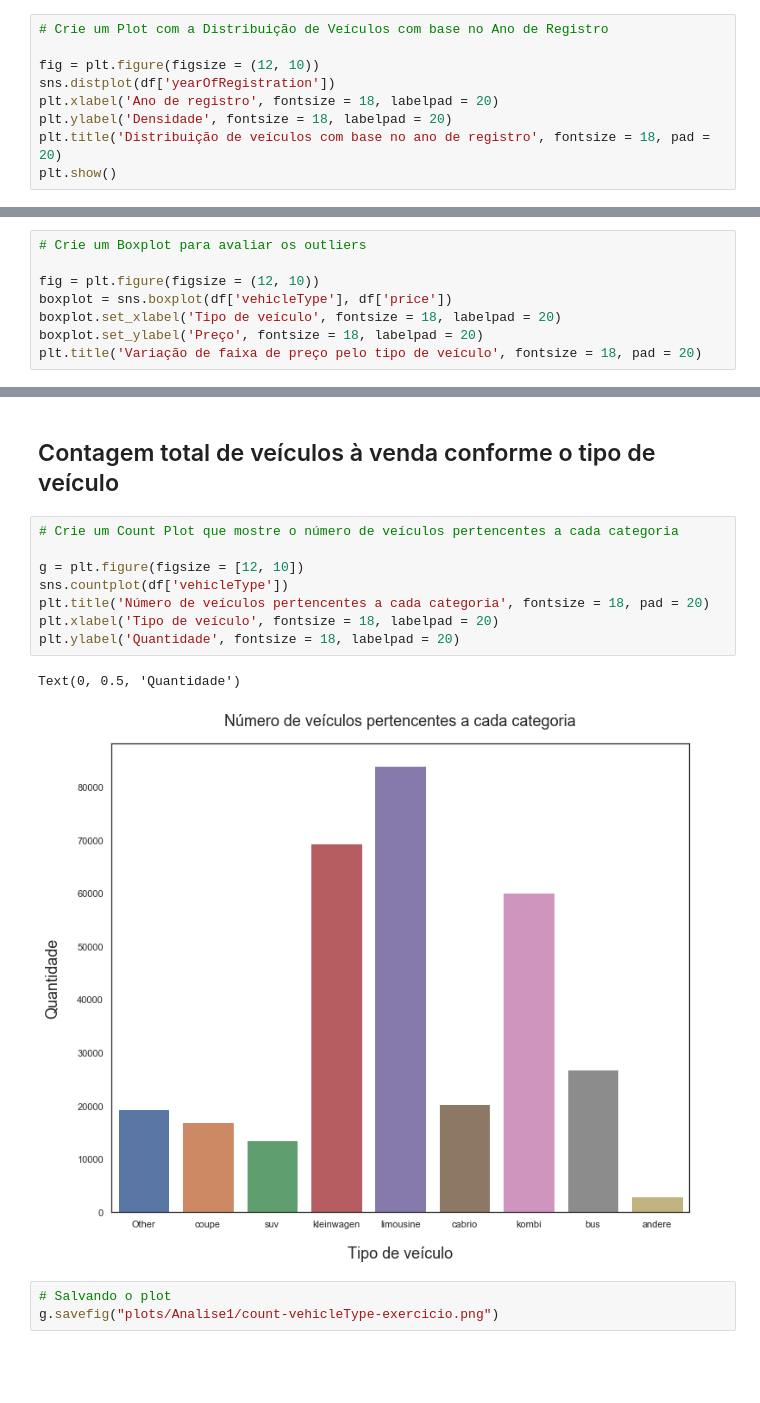
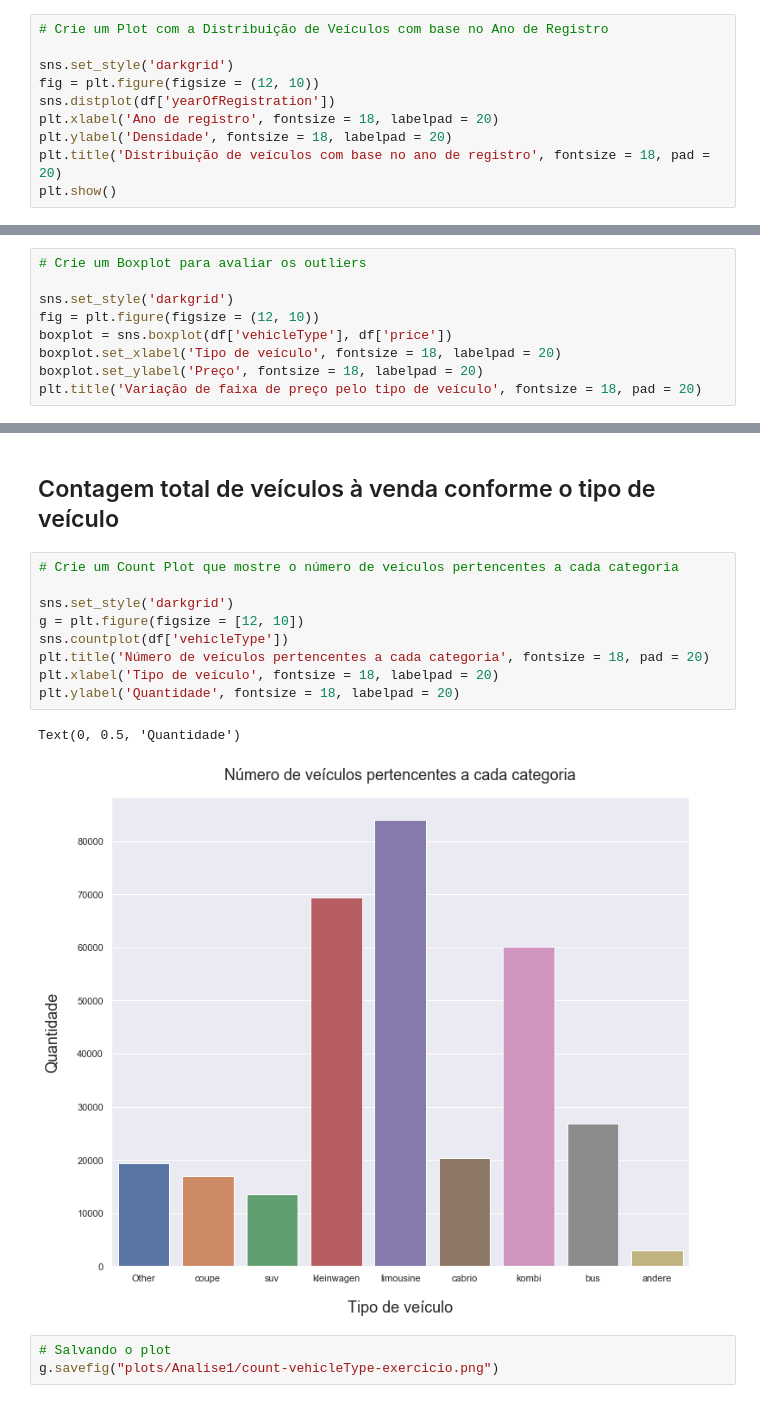
Before and after one commit to Leonardo-S95/Data-Science-Academy, a Jupyter notebook: mini-projetos/Mini-Projeto2 - Analise1.ipynb, the cells around one changed output, grey strips where cells are left out. Saved outputs shown, nothing was run; the diff lists cells and outputs as text; blank space fills up the shorter version.

```diff
--- a/mini-projetos/Mini-Projeto2 - Analise1.ipynb
+++ b/mini-projetos/Mini-Projeto2 - Analise1.ipynb
@@ -27,6 +27,7 @@ df = pd.read_csv(clean_data_path,encoding = "latin-1")
 # %%
 # Crie um Plot com a Distribuição de Veículos com base no Ano de Registro
 
+sns.set_style('darkgrid')
 fig = plt.figure(figsize = (12, 10))
 sns.distplot(df['yearOfRegistration'])
 plt.xlabel('Ano de registro', fontsize = 18, labelpad = 20)
@@ -43,6 +44,7 @@ fig.savefig("plots/Analise1/vehicle-distribution-exercicio.png")
 # %%
 # Crie um Boxplot para avaliar os outliers
 
+sns.set_style('darkgrid')
 fig = plt.figure(figsize = (12, 10))
 boxplot = sns.boxplot(df['vehicleType'], df['price'])
 boxplot.set_xlabel('Tipo de veículo', fontsize = 18, labelpad = 20)
@@ -59,14 +61,15 @@ fig.savefig("plots/Analise1/price-vehicleType-boxplot-exercicio.png")
 # %%
 # Crie um Count Plot que mostre o número de veículos pertencentes a cada categoria
 
+sns.set_style('darkgrid')
 g = plt.figure(figsize = [12, 10])
 sns.countplot(df['vehicleType'])
 plt.title('Número de veículos pertencentes a cada categoria', fontsize = 18, pad = 20)
 plt.xlabel('Tipo de veículo', fontsize = 18, labelpad = 20)
 plt.ylabel('Quantidade', fontsize = 18, labelpad = 20)
 # %% [output]
 Text(0, 0.5, 'Quantidade')
-[figure, old version]
+[figure, new version]
 # %%
 # Salvando o plot
 g.savefig("plots/Analise1/count-vehicleType-exercicio.png")
```
Also changed, not shown: parts of 2 cells of this notebook.
